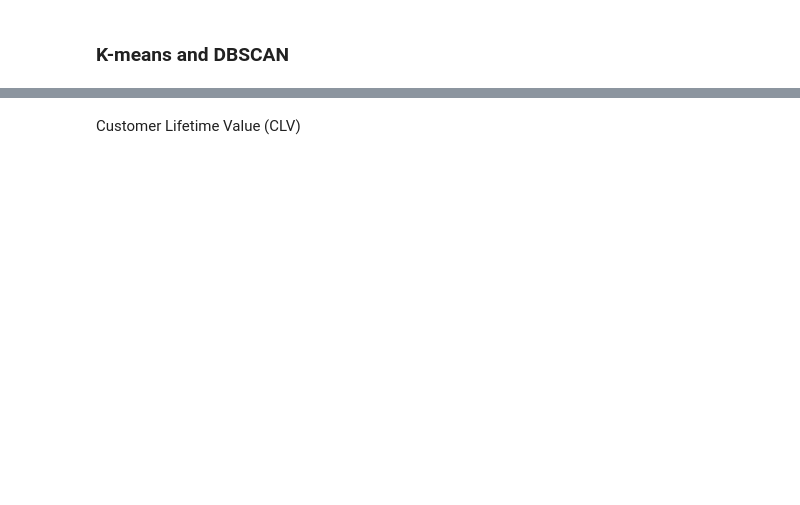
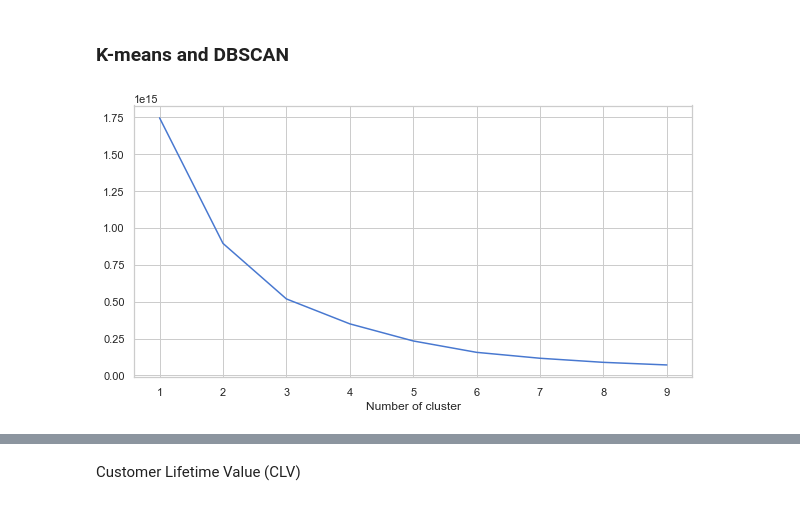
Before and after one commit to JamesLi197412/eCommerce_analysis, a Jupyter notebook: customer_segment.ipynb, the cells around one changed output, grey strips where cells are left out. Saved outputs shown, nothing was run; the diff lists cells and outputs as text; code cells hidden in the pictures; blank space fills up the shorter version.

```diff
--- a/customer_segment.ipynb
+++ b/customer_segment.ipynb
@@ -40,20 +175,21 @@ df = master()
 # %%
-def customer_rfm(df):
-    df_recency = df.groupby(by = 'customer_id', as_index = False)['Purchase Date'].max()
-    df_recency.columns = ['Customer ID', 'Last Purchase Date']
+def rfm(df):
+    df_recency = df.groupby(by = 'customer_unique_id')['order_purchase_timestamp'].max().reset_index()
+    df_recency.columns = ['customer_unique_id', 'Last Purchase Date']
+    recent_date = df_recency['Last Purchase Date'].max()
 
-    recent_date = df_recency['Last Purchase Date'].max()
     df_recency['Recency'] = df_recency['Last Purchase Date'].apply(lambda x: (recent_date - x).days)
-    df_recency.head()
 
-    frequency_df = df.drop_duplicates().groupby(by = ['customer id'], as_index = False)['Purchase Date'].count()
-    frequency_df.columns = ['Customer ID','Frequency']
+    frequency_df = df.drop_duplicates().groupby(by = ['customer_unique_id'], as_index = False)['order_purchase_timestamp'].count().reset_index()
+    frequency_df.columns = ['customer_unique_id','Frequency']
 
-    df['Total'] = df['Sales'] * df['Quantity']
-    monetary_df = df.groupby(by = ['customer_id'], as_index = False)['Total'].sum()
-    monetary_df.columns = ['customer_id', 'monetary']
 
-    rf_df = df_recency.merge(frequency_df, on = 'customer_id', how = 'inner')
-    rfm_df = rf_df.merge(monetary_df, on = 'customer_id', how = 'inner').drop(columns = 'Last Purchase Date')
+    monetary_df = df.groupby(by = ['customer_unique_id'], as_index = False)['payment_value'].sum().reset_index()
+    monetary_df.columns = ['customer_unique_id', 'monetary']
+
+    rf_df = df_recency.merge(frequency_df, on = 'customer_unique_id', how = 'inner')
+    rfm_df = rf_df.merge(monetary_df, on = 'customer_unique_id', how = 'inner').drop(columns = 'Last Purchase Date')
 
     return rfm_df
+
+customer_rfm = rfm(customers)
@@ -60,2 +203,20 @@ def customer_rfm(df):
 # %% [markdown]
 ### K-means and DBSCAN
+# %%
+from sklearn.cluster import KMeans,DBSCAN
+
+sse={}
+customer_rfm = customer_rfm.fillna(0)
+df_kmeans = customer_rfm[['Recency','Frequency','monetary']]
+customer_id = customer_rfm.customer_unique_id
+for k in range(1, 10):
+    kmeans = KMeans(n_clusters=k, max_iter=1000).fit(df_kmeans)
+    df_kmeans["clusters"] = kmeans.labels_
+    sse[k] = kmeans.inertia_
+
+plt.figure(figsize=(10, 5))
+plt.plot(list(sse.keys()), list(sse.values()))
+plt.xlabel("Number of cluster")
+plt.show()
+# %% [output]
+[figure, added]
```
Also changed, not shown: parts of 19 cells of this notebook.
